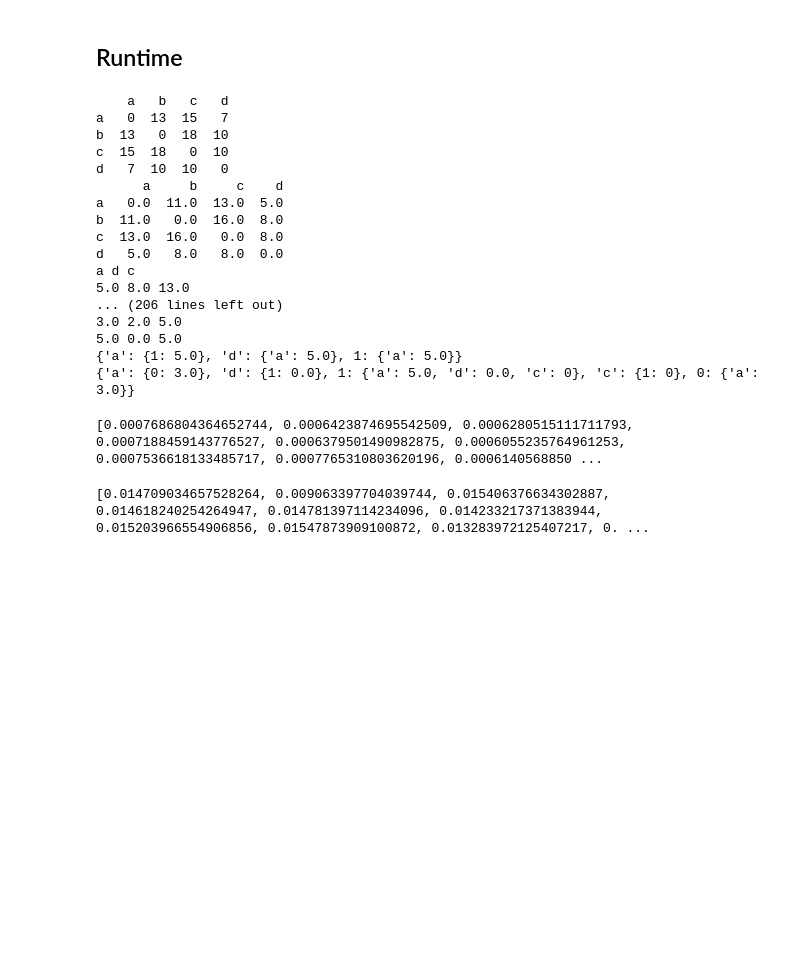
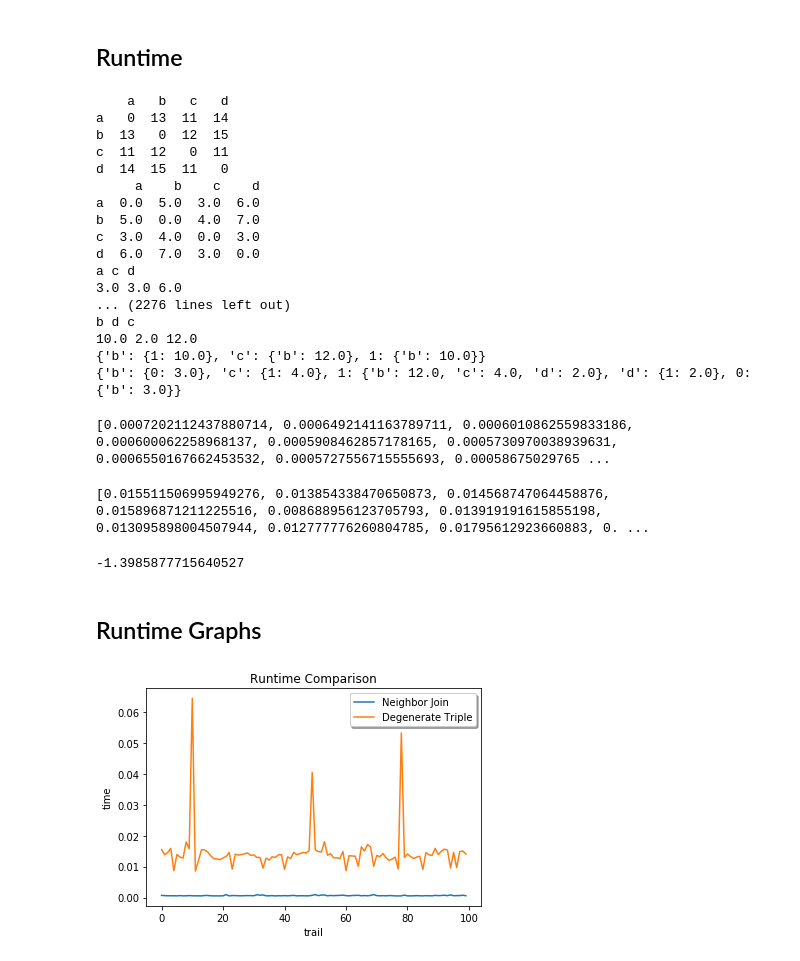
Before and after one commit to skhan267/CS466_Project, a Jupyter notebook: project.ipynb, the cells around one changed output. Cells and saved outputs as stored; diff of their text form; code cells hidden in the pictures; blank space fills up the shorter version.

Commit message:
created graphs

```diff
--- a/project.ipynb
+++ b/project.ipynb
@@ -593,7 +593,7 @@ nj_runtimes = []
 dt_runtimes = []
 nj_total = 0.0
 dt_total = 0.0
-for i in range(10):
+for i in range(100):
     #create a new matrix for test
     mat= pd.DataFrame.from_dict(get_matrix(get_tree()))
     #run neighbot join with time tick
@@ -610,29 +610,52 @@ for i in range(10):
     dt_total += (dt_end - dt_start)
 # %% [output]
     a   b   c   d
-a   0  13  15   7
-b  13   0  18  10
-c  15  18   0  10
-d   7  10  10   0
-      a     b     c    d
-a   0.0  11.0  13.0  5.0
-b  11.0   0.0  16.0  8.0
-c  13.0  16.0   0.0  8.0
-d   5.0   8.0   8.0  0.0
-a d c
-5.0 8.0 13.0
-... (206 lines left out)
-3.0 2.0 5.0
-5.0 0.0 5.0
-{'a': {1: 5.0}, 'd': {'a': 5.0}, 1: {'a': 5.0}}
-{'a': {0: 3.0}, 'd': {1: 0.0}, 1: {'a': 5.0, 'd': 0.0, 'c': 0}, 'c': {1: 0}, 0: {'a': 3.0}}
+a   0  13  11  14
+b  13   0  12  15
+c  11  12   0  11
+d  14  15  11   0
+     a    b    c    d
+a  0.0  5.0  3.0  6.0
+b  5.0  0.0  4.0  7.0
+c  3.0  4.0  0.0  3.0
+d  6.0  7.0  3.0  0.0
+a c d
+3.0 3.0 6.0
+... (2276 lines left out)
+b d c
+10.0 2.0 12.0
+{'b': {1: 10.0}, 'c': {'b': 12.0}, 1: {'b': 10.0}}
+{'b': {0: 3.0}, 'c': {1: 4.0}, 1: {'b': 12.0, 'c': 4.0, 'd': 2.0}, 'd': {1: 2.0}, 0: {'b': 3.0}}
 # %%
 print(nj_runtimes)
 # %% [output]
-[0.0007686804364652744, 0.0006423874695542509, 0.0006280515111711793, 0.0007188459143776527, 0.0006379501490982875, 0.0006055235764961253, 0.0007536618133485717, 0.0007765310803620196, 0.0006140568850 ...
+[0.0007202112437880714, 0.0006492141163789711, 0.0006010862559833186, 0.000600062258968137, 0.0005908462857178165, 0.0005730970038939631, 0.0006550167662453532, 0.0005727556715555693, 0.00058675029765 ...
 # %%
 print(dt_runtimes)
 # %% [output]
-[0.014709034657528264, 0.009063397704039744, 0.015406376634302887, 0.014618240254264947, 0.014781397114234096, 0.014233217371383944, 0.015203966554906856, 0.01547873909100872, 0.013283972125407217, 0. ...
+[0.015511506995949276, 0.013854338470650873, 0.014568747064458876, 0.015896871211225516, 0.008688956123705793, 0.013919191615855198, 0.013095898004507944, 0.012777776260804785, 0.01795612923660883, 0. ...
 # %%
-print()
+print(nj_total - dt_total)
+# %% [output]
+-1.3985877715640527
+# %% [markdown]
+## Runtime Graphs
+# %%
+import matplotlib.pyplot as plt
+fig, ax = plt.subplots()
+x = np.arange(100)
+l1, = ax.plot(x, nj_runtimes)
+l2, = ax.plot(x, dt_runtimes)
+
+ax.legend((l1, l2), ('Neighbor Join', 'Degenerate Triple'), loc='upper right', shadow=True)
+
+#plt.plot(nj_runtimes)
+#plt.plot(dt_runtimes)
+
+ax.set_xlabel('trail')
+ax.set_ylabel('time')
+ax.set_title('Runtime Comparison')
+
+plt.show()
+# %% [output]
+[figure, added]
```
Also changed, not shown: parts of 1 cell of this notebook.
